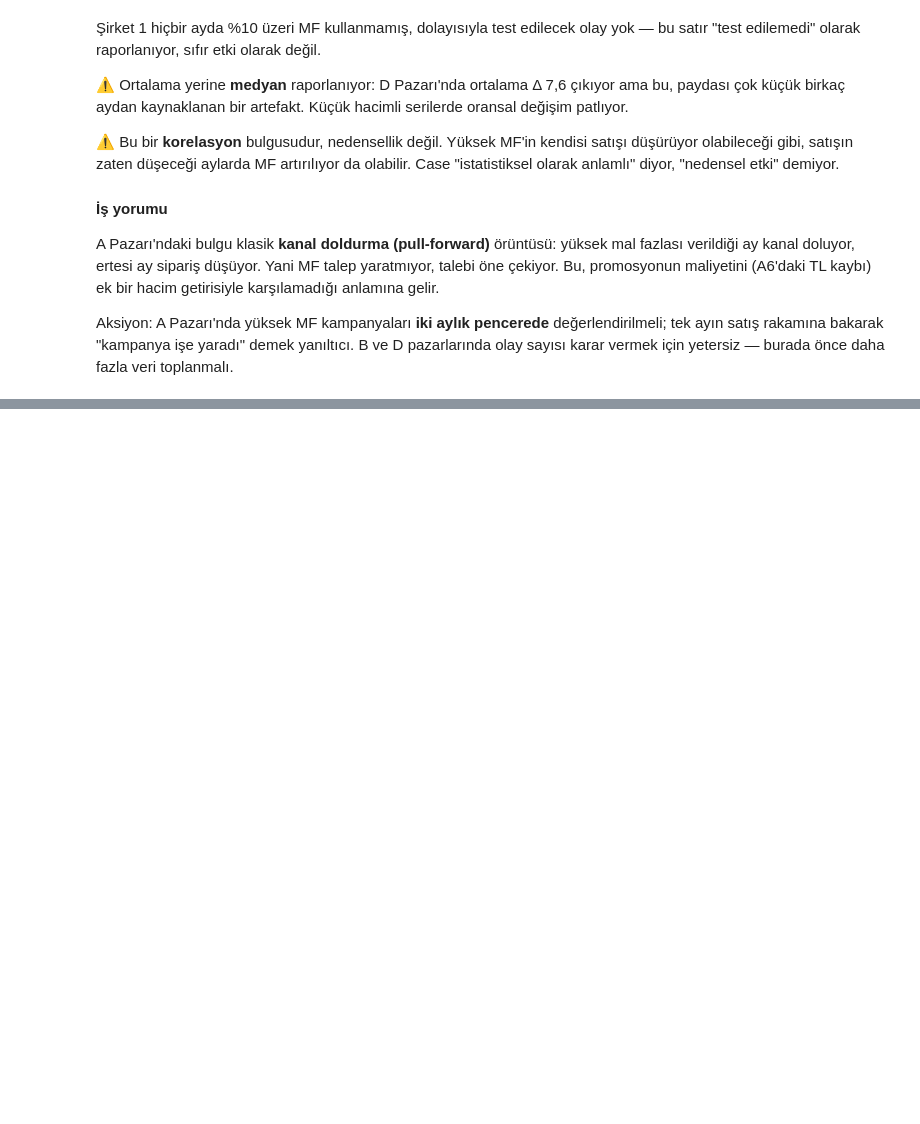
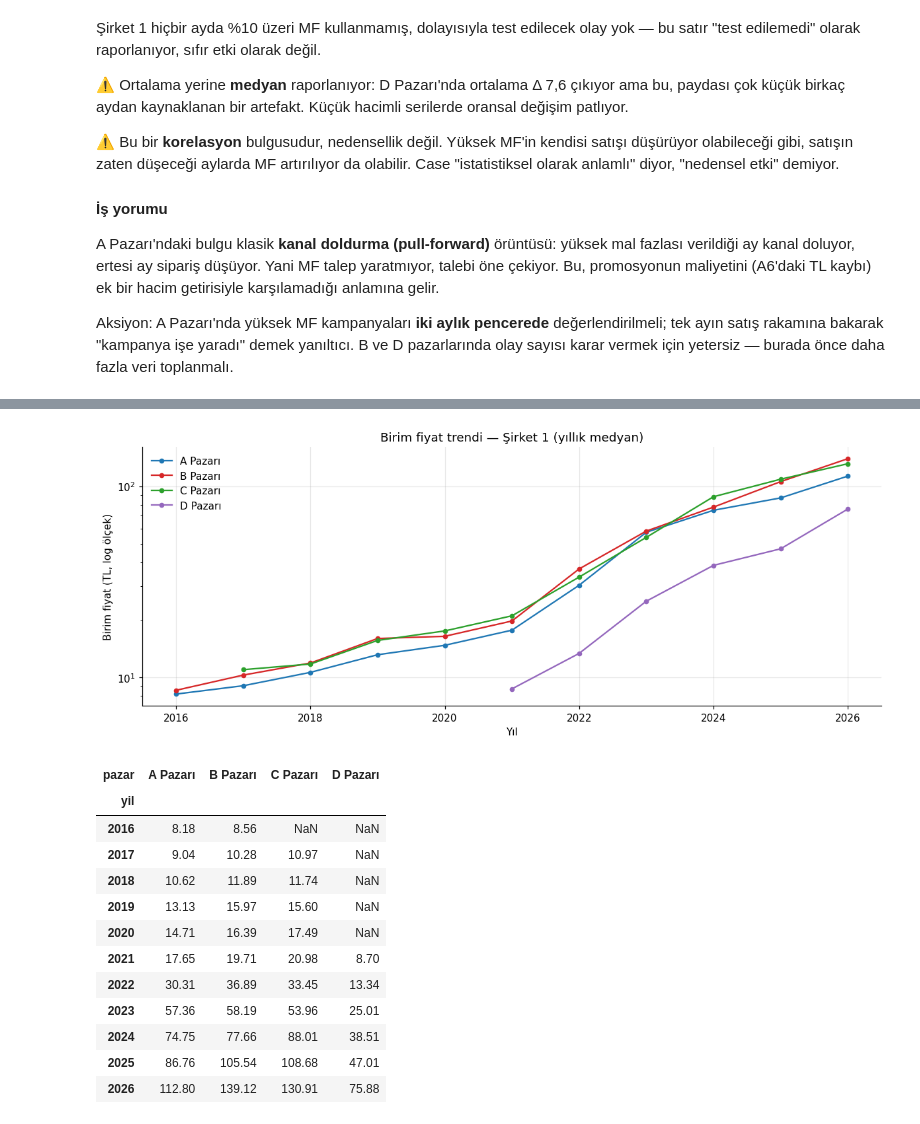
Before and after one commit to berkincetin/rag-demo, a Jupyter notebook: notebooks/analiz.ipynb, the cells around one changed output, grey strips where cells are left out. Saved outputs shown, nothing was run; the diff lists cells and outputs as text; code cells hidden in the pictures; blank space fills up the shorter version.

```diff
--- a/notebooks/analiz.ipynb
+++ b/notebooks/analiz.ipynb
@@ -663,0 +694,18 @@ toplanmalı.
+# %%
+# Kanıt 1: Diğer Şirket'in MUTLAK hacim trendi — doğrusal regresyon eğimi ve p-değeri.
+satirlar = []
+for pazar, g in df[df.sirket == "Diğer Şirket"].groupby("pazar", observed=True):
+    aylik = g.groupby("tarih", observed=True).brut_kutu.sum().sort_index()
+    sonuc = stats.linregress(np.arange(len(aylik)), aylik.to_numpy())
+    satirlar.append(
+        {
+            "Pazar": pazar,
+            "Eğim (kutu/ay)": round(sonuc.slope, 0),
+            "p": sonuc.pvalue,
+            "R²": round(sonuc.rvalue**2, 3),
+            "Yön": "artıyor" if sonuc.slope > 0 else "azalıyor",
+            "Anlamlı (p<0,05)": sonuc.pvalue < 0.05,
+        }
+    )
+diger_trend = pd.DataFrame(satirlar)
+diger_trend
@@ -663,0 +783,46 @@ toplanmalı.
+# %%
+s1_fiyat = s1.copy()
+s1_fiyat["yil"] = s1_fiyat.tarih.dt.year
+yillik_fiyat = (
+    s1_fiyat[s1_fiyat.birim_fiyat.notna()]
+    .groupby(["pazar", "yil"], observed=True)
+    .birim_fiyat.median()
+    .unstack(0)
+)
+
+fig, eksen = plt.subplots(figsize=(11, 4.5))
+for pazar in PAZARLAR:
+    if pazar in yillik_fiyat.columns:
+        eksen.plot(
+            yillik_fiyat.index,
+            yillik_fiyat[pazar],
+            marker="o",
+            markersize=4,
+            label=pazar,
+            color=PAZAR_RENKLERI[pazar],
+        )
+eksen.set_yscale("log")
+eksen.set_ylabel("Birim fiyat (TL, log ölçek)")
+eksen.set_xlabel("Yıl")
+eksen.set_title("Birim fiyat trendi — Şirket 1 (yıllık medyan)")
+eksen.legend()
+fig.tight_layout()
+kaydet(fig, "a6_birim_fiyat")
+plt.show()
+
+yillik_fiyat.round(2)
+# %% [output]
+[figure, added]
+| pazar | A Pazarı | B Pazarı | C Pazarı | D Pazarı |
+| yil |  |  |  |  |
+| 2016 | 8.18 | 8.56 | NaN | NaN |
+| 2017 | 9.04 | 10.28 | 10.97 | NaN |
+| 2018 | 10.62 | 11.89 | 11.74 | NaN |
+| 2019 | 13.13 | 15.97 | 15.60 | NaN |
+| 2020 | 14.71 | 16.39 | 17.49 | NaN |
+| 2021 | 17.65 | 19.71 | 20.98 | 8.70 |
+| 2022 | 30.31 | 36.89 | 33.45 | 13.34 |
+| 2023 | 57.36 | 58.19 | 53.96 | 25.01 |
+| 2024 | 74.75 | 77.66 | 88.01 | 38.51 |
+| 2025 | 86.76 | 105.54 | 108.68 | 47.01 |
+| 2026 | 112.80 | 139.12 | 130.91 | 75.88 |
```
Also changed, not shown: parts of 11 cells of this notebook.
